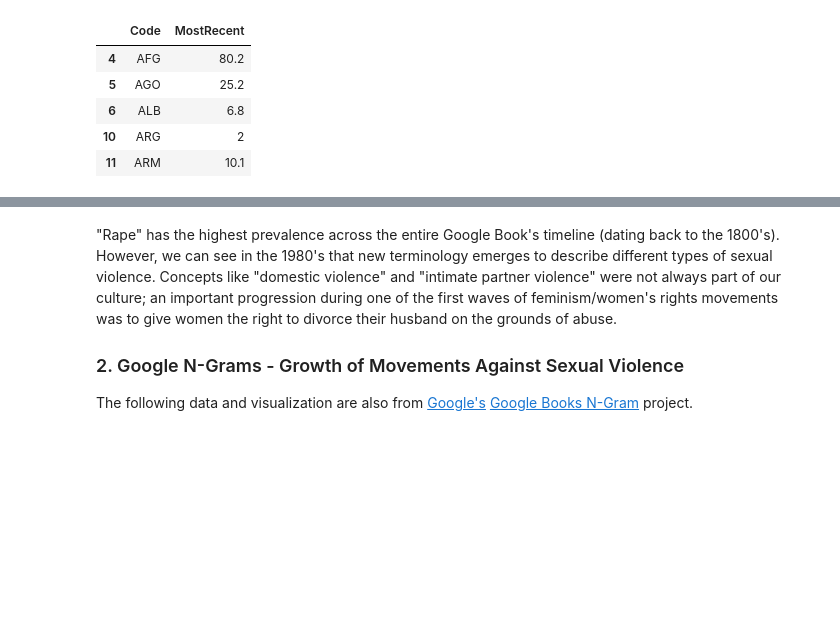
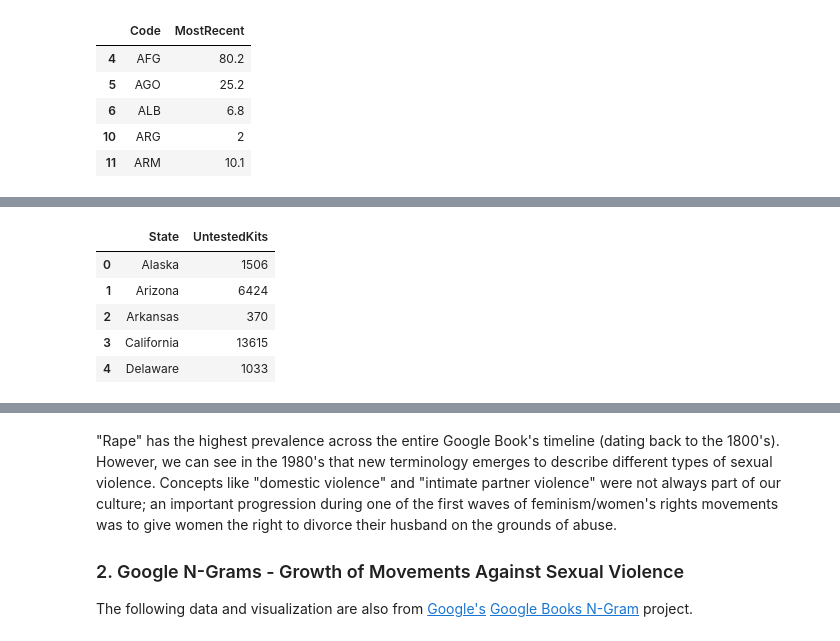
Before and after one commit to RachelWalter/techtogether2020, a Jupyter notebook: sexualviolencedata.ipynb, the cells around one changed output, grey strips where cells are left out. Saved outputs shown, nothing was run; the diff lists cells and outputs as text; code cells hidden in the pictures; blank space fills up the shorter version.

Commit message:
end the backlog

```diff
--- a/sexualviolencedata.ipynb
+++ b/sexualviolencedata.ipynb
@@ -268,0 +271,11 @@ Dark grey represents countries that did not have data reported to World Bank Sur
+# %%
+# reading csv file for End the Backlog
+end = pd.read_csv("./datasources/endthebacklog.csv")
+end.head()
+# %% [output]
+|  | State | UntestedKits |
+| 0 | Alaska | 1506 |
+| 1 | Arizona | 6424 |
+| 2 | Arkansas | 370 |
+| 3 | California | 13615 |
+| 4 | Delaware | 1033 |
```
Also changed, not shown: parts of 4 cells of this notebook, 2 other files.
